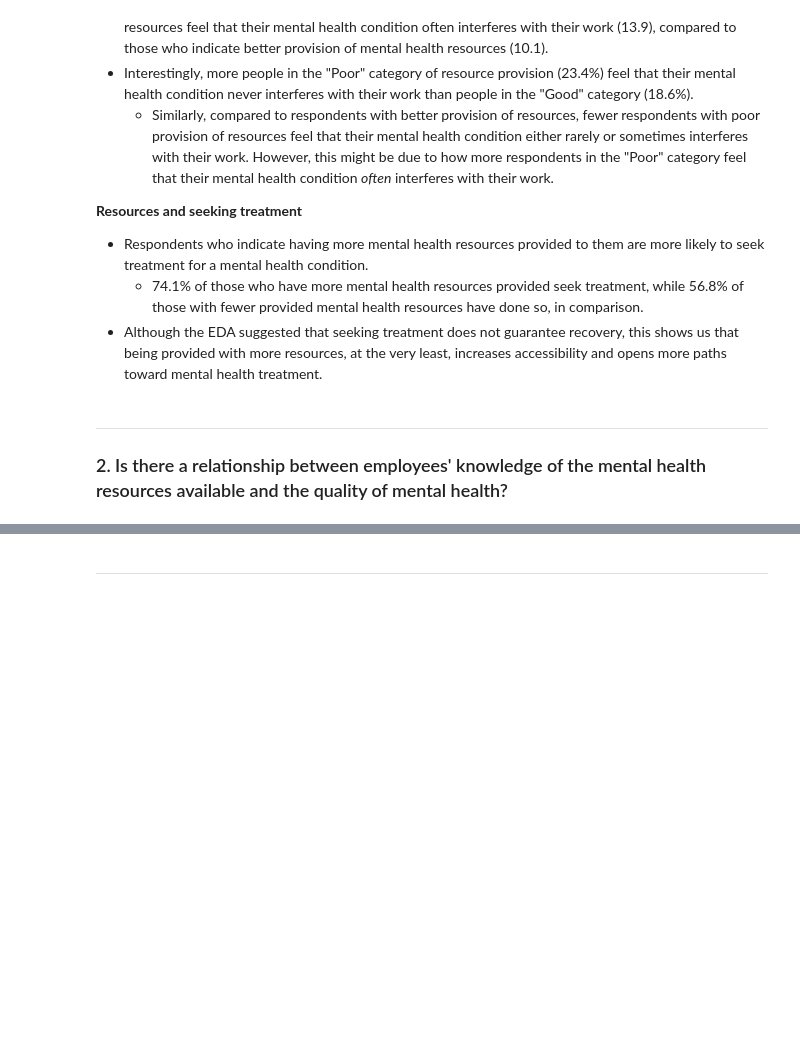
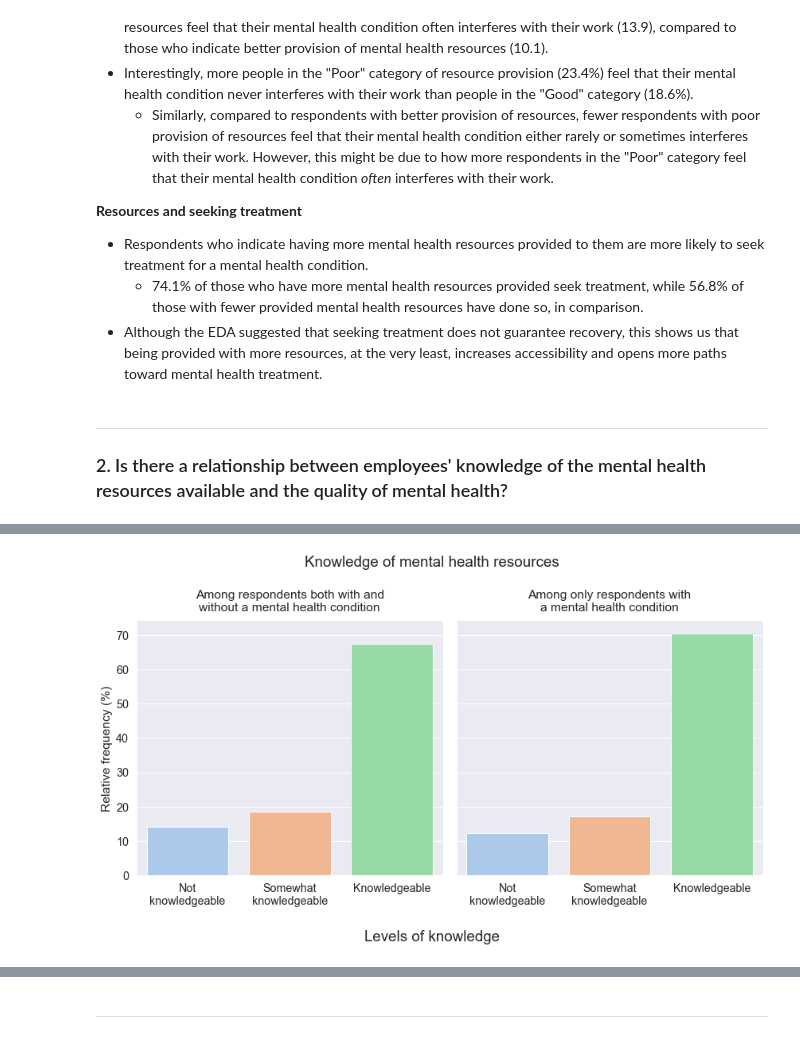
Before and after one commit to cltomiyama/MentalHealthSurvey_analysis, a Jupyter notebook: analysis/gale/analysis_notebook_gc.ipynb, the cells around one changed output, grey strips where cells are left out. Cells and saved outputs as stored; diff of their text form; code cells hidden in the pictures; blank space fills up the shorter version.

Commit message:
Added new graphs to RQ2 analysis

```diff
--- a/analysis/gale/analysis_notebook_gc.ipynb
+++ b/analysis/gale/analysis_notebook_gc.ipynb
@@ -113,6 +113,9 @@ sorted_response_labels = ['Not sure', 'Yes', 'No']
 sorted_freq_labels = ['Never', 'Rarely', 'Sometimes', 'Often']
 sorted_yn_dict = {0:"Don't know", 1:'Yes', 2:'No'}
 sorted_knowledge_labels = ['Not knowledgeable', 'Somewhat knowledgeable', 'Knowledgeable']
+# %%
+# labels for graphs
+knowledge_labels_fit = ['Not\nknowledgeable', 'Somewhat\nknowledgeable', 'Knowledgeable']
 # %%
 # survey question strings
 treatment = 'Have you sought treatment for a mental health condition?'
@@ -490,0 +461,24 @@ display('interfere_knowledge', 'interfere_knowledge_idx')
+# %%
+# reference: https://stackoverflow.com/questions/51211538/pandas-seaborn-countplot-from-several-columns
+# counts and relative frequencies
+
+# overall counts
+knowledge_counts_gen = pfg.make_count_df(mh, 'knowledge')
+knowledge_counts_cond = pfg.make_count_df(mh_filtered_condition,'knowledge')
+
+# knowledge + work_interfere
+knowledge_interfere = (pfg.grouped_count_df(mh_filtered_condition,'knowledge', 'work_interfere')
+                       .reindex(sorted_freq_labels, level=1))
+pfg.rel_freq_within_grp(knowledge_interfere)
+pfg.make_relfreq_col(knowledge_interfere)
+
+knowledge_interfere_idx = knowledge_interfere.reset_index()
+
+# knowledge + treatment
+knowledge_treatmt = pfg.grouped_count_df(mh_filtered_condition,'knowledge', 'treatment')
+pfg.rel_freq_within_grp(knowledge_treatmt)
+pfg.make_relfreq_col(knowledge_treatmt)
+
+knowledge_treatmt_idx = knowledge_treatmt.reset_index()
+
+display('knowledge_counts_gen','knowledge_counts_cond', 'knowledge_interfere', 'knowledge_treatmt')
@@ -491,2 +520,21 @@ display('interfere_knowledge', 'interfere_knowledge_idx')
+# %%
+fig, axes = plt.subplots(1,2,figsize=(12,7),sharex=True, sharey=True)
+fig.suptitle('Knowledge of mental health resources')
+fig.supxlabel('Levels of knowledge')
+
+# plot 1: knowledge freq + with/without mental health condition
+ax0 = sns.barplot(ax=axes[0], data=knowledge_counts_gen, x='knowledge', y='rel_freq', order=sorted_knowledge_labels)
+ax0.set(xlabel=None,ylabel='Relative frequency (%)')
+ax0.set_title('Among respondents both with and\nwithout a mental health condition', y=1.02)
+
+# plot 2: knowledge freq only for those with a condition
+ax1 = sns.barplot(ax=axes[1], data=knowledge_counts_cond,x='knowledge', y='rel_freq', order=sorted_knowledge_labels)
+ax1.set(xlabel=None,ylabel=None)
+ax1.set_title('Among only respondents with\na mental health condition', y=1.02)
+
+plt.xticks([0,1,2], knowledge_labels_fit)
+plt.tight_layout()
+# %% [output]
+[figure, added]
 # %%
 fig, axes = plt.subplots(1,2, sharex=True, sharey=True, figsize=(18,7),gridspec_kw={'width_ratios': [1,2]})
```
Also changed, not shown: parts of 12 cells of this notebook.
